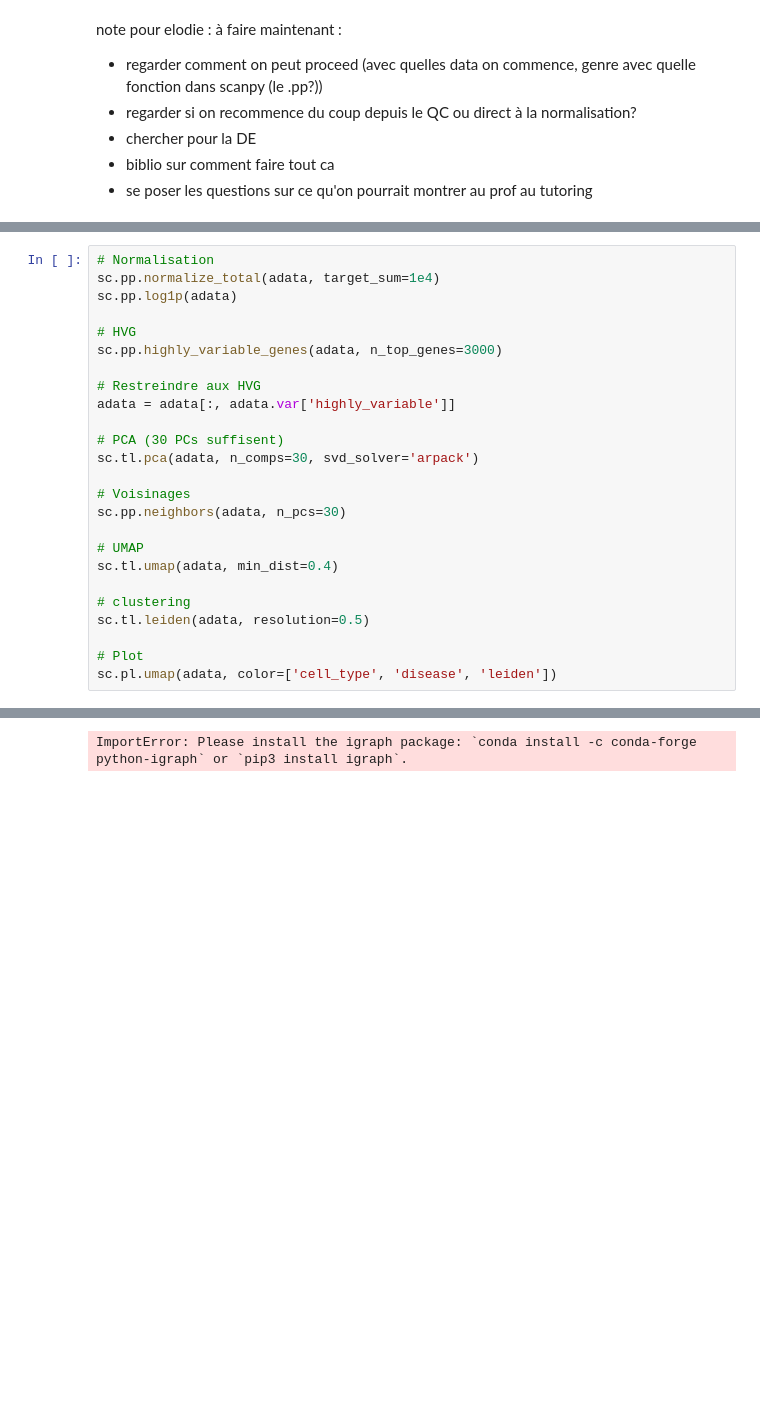
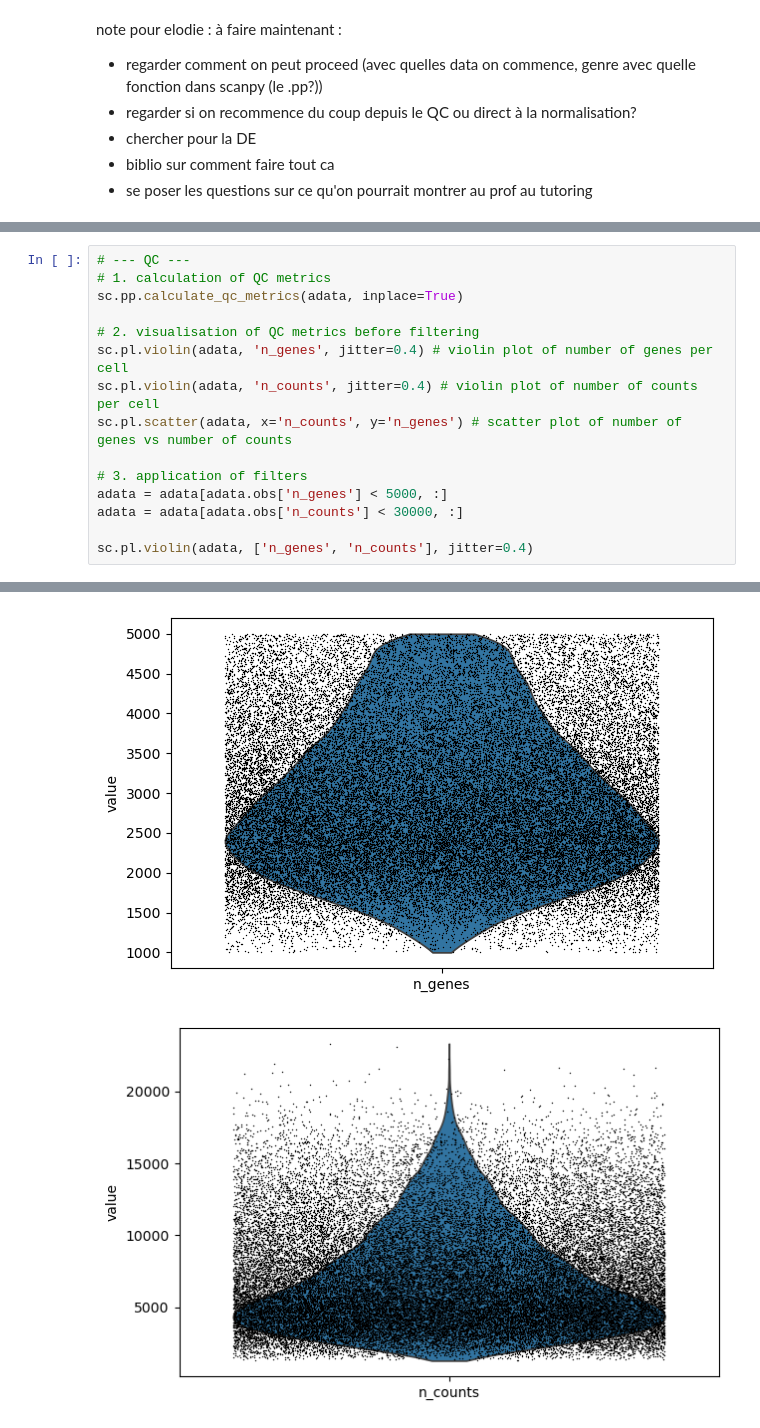
Before and after one commit to elodiehusson/transcriptomics-code, a Jupyter notebook: visualiser 60k cells.ipynb, the cells around one changed output, grey strips where cells are left out. Drawn from its saved outputs; the diff is of its cells as text; blank space fills up the shorter version.

Commit message:
before starting quality check

```diff
--- a/visualiser 60k cells.ipynb
+++ b/visualiser 60k cells.ipynb
@@ -105,26 +108,16 @@ note pour elodie :
 # %%
-# Normalisation
-sc.pp.normalize_total(adata, target_sum=1e4)
-sc.pp.log1p(adata)
+# --- QC ---
+# 1. calculation of QC metrics
+sc.pp.calculate_qc_metrics(adata, inplace=True)
 
-# HVG
-sc.pp.highly_variable_genes(adata, n_top_genes=3000)
+# 2. visualisation of QC metrics before filtering
+sc.pl.violin(adata, 'n_genes', jitter=0.4) # violin plot of number of genes per cell
+sc.pl.violin(adata, 'n_counts', jitter=0.4) # violin plot of number of counts per cell
+sc.pl.scatter(adata, x='n_counts', y='n_genes') # scatter plot of number of genes vs number of counts
 
-# Restreindre aux HVG
-adata = adata[:, adata.var['highly_variable']]
+# 3. application of filters
+adata = adata[adata.obs['n_genes'] < 5000, :]
+adata = adata[adata.obs['n_counts'] < 30000, :]
 
-# PCA (30 PCs suffisent)
-sc.tl.pca(adata, n_comps=30, svd_solver='arpack')
-
-# Voisinages
-sc.pp.neighbors(adata, n_pcs=30)
-
-# UMAP
-sc.tl.umap(adata, min_dist=0.4)
-
-# clustering
-sc.tl.leiden(adata, resolution=0.5)
-
-# Plot
-sc.pl.umap(adata, color=['cell_type', 'disease', 'leiden'])
+sc.pl.violin(adata, ['n_genes', 'n_counts'], jitter=0.4)
 # %% [output]
@@ -132 +124,2 @@ WARNING: adata.X seems to be already log-transformed.
-ImportError: Please install the igraph package: `conda install -c conda-forge python-igraph` or `pip3 install igraph`.
+[figure, added]
+[figure, added]
```
Also changed, not shown: parts of 7 cells of this notebook.
